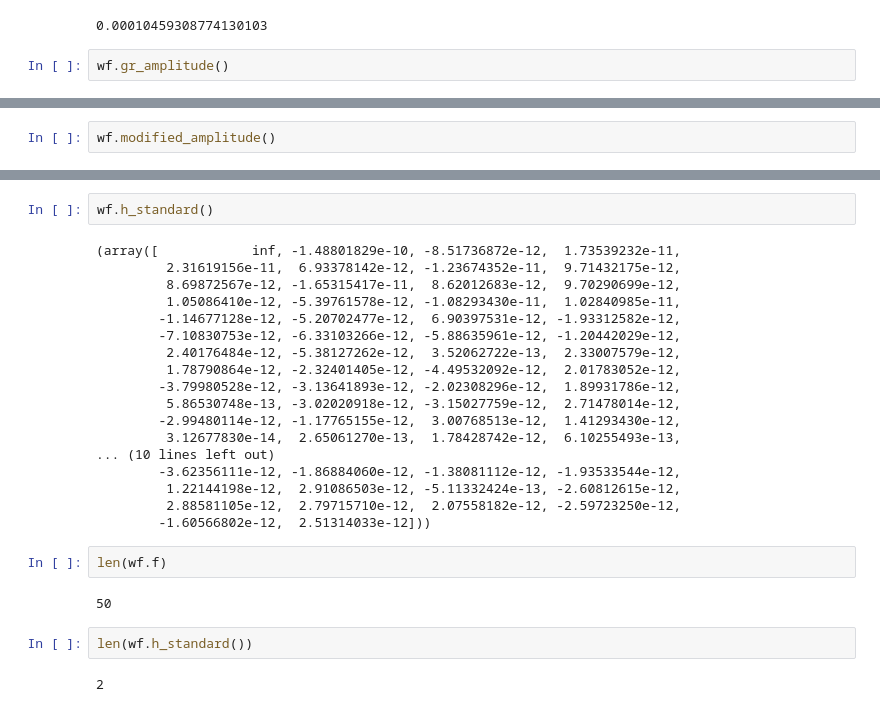
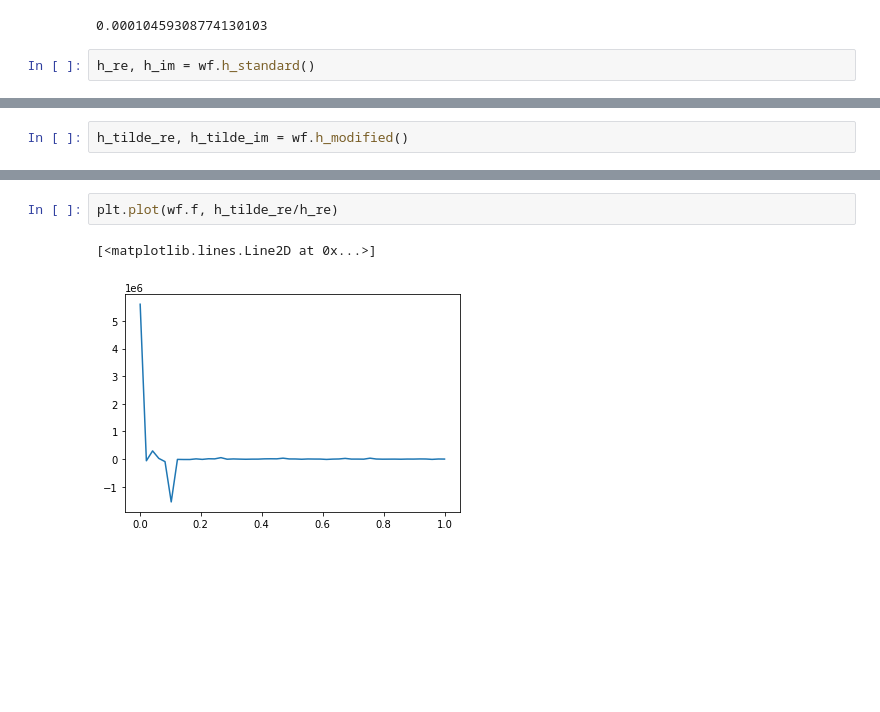
Before and after one commit to michellegurevich/gravitationalwaves, a Jupyter notebook: modgravity/analysis.ipynb, the cells around one changed output, grey strips where cells are left out. Cells and saved outputs as stored; diff of their text form; blank space fills up the shorter version.

```diff
--- a/modgravity/analysis.ipynb
+++ b/modgravity/analysis.ipynb
@@ -190,4 +91,4 @@ cm_e
 # %% [output]
 0.00010459308774130103
 # %%
-wf.gr_amplitude()
+h_re, h_im = wf.h_standard()
@@ -208,2 +95,2 @@ array([           inf, 2.45306658e-10, 1.16312906e-10, 7.39491206e-11,
 # %%
-wf.modified_amplitude()
+h_tilde_re, h_tilde_im = wf.h_modified()
@@ -224,28 +97,5 @@ array([           inf, 4.45231714e-07, 2.16352010e-07, 1.41042909e-07,
 # %%
-wf.h_standard()
+plt.plot(wf.f, h_tilde_re/h_re)
 # %% [output]
-(array([            inf, -1.48801829e-10, -8.51736872e-12,  1.73539232e-11,
-         2.31619156e-11,  6.93378142e-12, -1.23674352e-11,  9.71432175e-12,
-         8.69872567e-12, -1.65315417e-11,  8.62012683e-12,  9.70290699e-12,
-         1.05086410e-12, -5.39761578e-12, -1.08293430e-11,  1.02840985e-11,
-        -1.14677128e-12, -5.20702477e-12,  6.90397531e-12, -1.93312582e-12,
-        -7.10830753e-12, -6.33103266e-12, -5.88635961e-12, -1.20442029e-12,
-         2.40176484e-12, -5.38127262e-12,  3.52062722e-13,  2.33007579e-12,
-         1.78790864e-12, -2.32401405e-12, -4.49532092e-12,  2.01783052e-12,
-        -3.79980528e-12, -3.13641893e-12, -2.02308296e-12,  1.89931786e-12,
-         5.86530748e-13, -3.02020918e-12, -3.15027759e-12,  2.71478014e-12,
-        -2.99480114e-12, -1.17765155e-12,  3.00768513e-12,  1.41293430e-12,
-         3.12677830e-14,  2.65061270e-13,  1.78428742e-12,  6.10255493e-13,
-... (10 lines left out)
-        -3.62356111e-12, -1.86884060e-12, -1.38081112e-12, -1.93533544e-12,
-         1.22144198e-12,  2.91086503e-12, -5.11332424e-13, -2.60812615e-12,
-         2.88581105e-12,  2.79715710e-12,  2.07558182e-12, -2.59723250e-12,
-        -1.60566802e-12,  2.51314033e-12]))
+[<matplotlib.lines.Line2D at 0x...>]
+[figure, added]
-# %%
-len(wf.f)
-# %% [output]
-50
-# %%
-len(wf.h_standard())
-# %% [output]
-2
```
Also changed, not shown: parts of 25 cells of this notebook, 6 other files.
